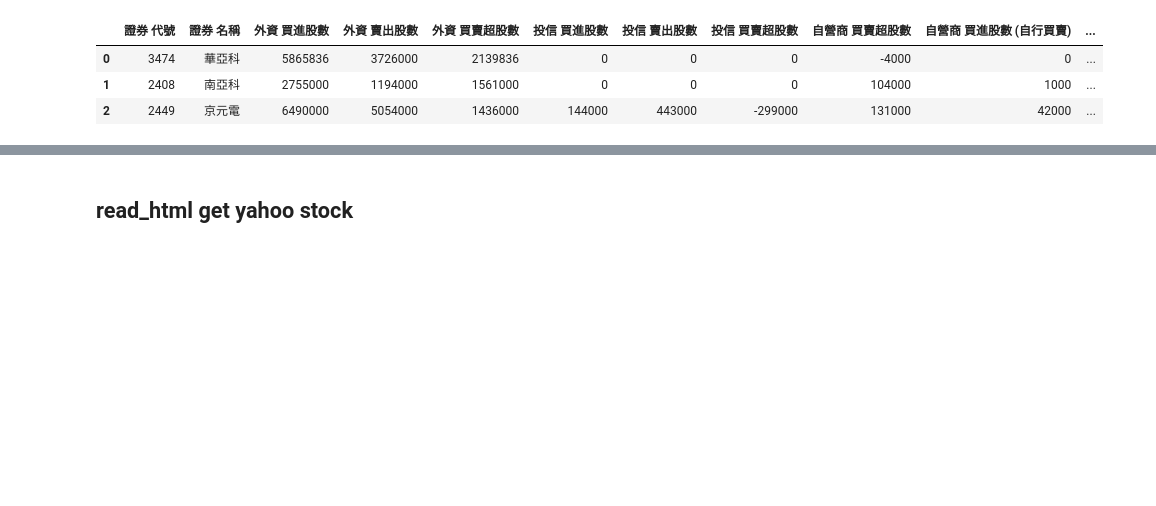
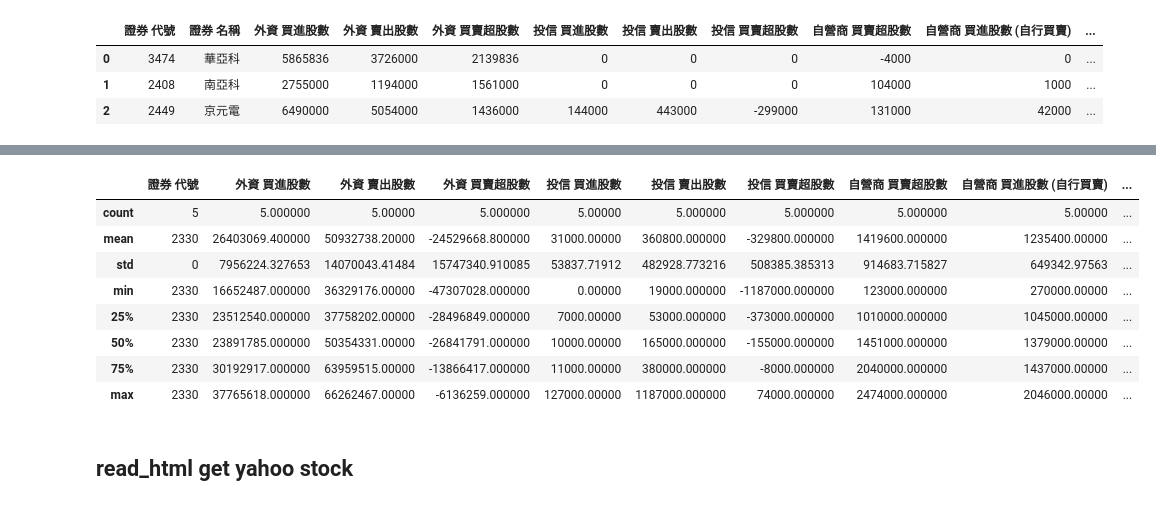
Before and after one commit to ywchiu/pyfinance, a Jupyter notebook: 20160508Demo.ipynb, the cells around one changed output, grey strips where cells are left out. Drawn from its saved outputs; the diff is of its cells as text; code cells hidden in the pictures; blank space fills up the shorter version.

```diff
--- a/20160508Demo.ipynb
+++ b/20160508Demo.ipynb
@@ -717,0 +792,8 @@ stockdf.sort_values( by= u'外資  買賣超股數', ascending=False).head(3)
+# %%
+def getTWDate(dt):
+    year = int(dt.strftime('%Y')) - 1911
+    monthdate = dt.strftime('%m/%d')
+    ymd = '{}/{}'.format(year, monthdate)
+    return ymd
+
+getTWDate(datetime.now())
@@ -717,0 +802,10 @@ stockdf.sort_values( by= u'外資  買賣超股數', ascending=False).head(3)
+# %%
+def getTradingVolume(dt):
+    payload['qdate'] = getTWDate(dt)
+    res = requests.post('http://www.twse.com.tw/ch/trading/fund/T86/T86.php', data=payload)
+    soup = bs(res.text, 'html5lib')
+    tbl = soup.select('#tbl-sortable')[0]
+    dfs = pd.read_html(tbl.prettify('utf-8'), encoding='utf-8')
+    stockdf = dfs[0]
+    stockdf['ymd'] = dt
+    return stockdf
@@ -717,0 +814,11 @@ stockdf.sort_values( by= u'外資  買賣超股數', ascending=False).head(3)
+# %%
+from datetime import datetime, timedelta
+currentdate = datetime.now()
+dftotal = []
+for i in range(1,10): # use range to control days
+    dt = currentdate.date() - timedelta(days = i)
+    df = getTradingVolume(dt)
+    dftotal.append(df)
+# %%
+import pandas as pd
+stockdf = pd.concat(dftotal, ignore_index=True)
@@ -718,3 +846,16 @@ stockdf.sort_values( by= u'外資  買賣超股數', ascending=False).head(3)
+# %%
+stockdf[stockdf[u'證券  代號'] == 2330]
+stockdf[stockdf[u'證券  代號'] == 2330].describe()
+# %% [output]
+|  | 證券 代號 | 外資 買進股數 | 外資 賣出股數 | 外資 買賣超股數 | 投信 買進股數 | 投信 賣出股數 | 投信 買賣超股數 | 自營商 買賣超股數 | 自營商 買進股數 (自行買賣) | ... |
+| count | 5 | 5.000000 | 5.00000 | 5.000000 | 5.00000 | 5.000000 | 5.000000 | 5.000000 | 5.00000 | ... |
+| mean | 2330 | 26403069.400000 | 50932738.20000 | -24529668.800000 | 31000.00000 | 360800.000000 | -329800.000000 | 1419600.000000 | 1235400.00000 | ... |
+| std | 0 | 7956224.327653 | 14070043.41484 | 15747340.910085 | 53837.71912 | 482928.773216 | 508385.385313 | 914683.715827 | 649342.97563 | ... |
+| min | 2330 | 16652487.000000 | 36329176.00000 | -47307028.000000 | 0.00000 | 19000.000000 | -1187000.000000 | 123000.000000 | 270000.00000 | ... |
+| 25% | 2330 | 23512540.000000 | 37758202.00000 | -28496849.000000 | 7000.00000 | 53000.000000 | -373000.000000 | 1010000.000000 | 1045000.00000 | ... |
+| 50% | 2330 | 23891785.000000 | 50354331.00000 | -26841791.000000 | 10000.00000 | 165000.000000 | -155000.000000 | 1451000.000000 | 1379000.00000 | ... |
+| 75% | 2330 | 30192917.000000 | 63959515.00000 | -13866417.000000 | 11000.00000 | 380000.000000 | -8000.000000 | 2040000.000000 | 1437000.00000 | ... |
+| max | 2330 | 37765618.000000 | 66262467.00000 | -6136259.000000 | 127000.00000 | 1187000.000000 | 74000.000000 | 2474000.000000 | 2046000.00000 | ... |
 # %% [markdown]
 ## read_html get yahoo stock
 # %%
```
Also changed, not shown: parts of 21 cells of this notebook.
